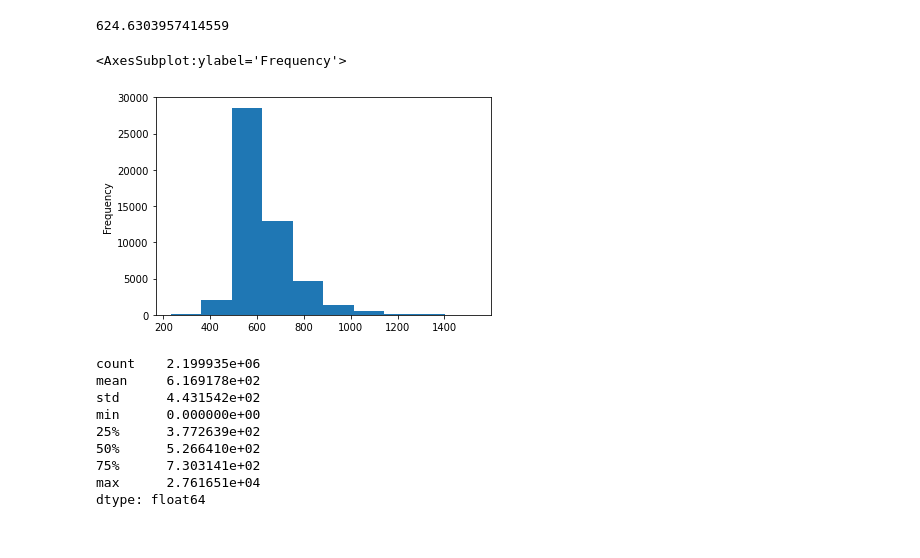
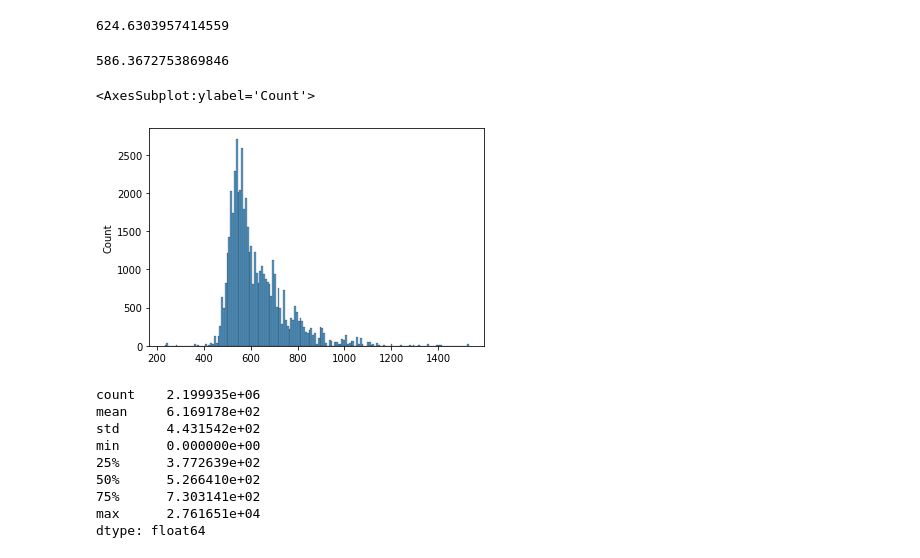
Before and after one commit to akazukin5151/comparative-accessibility, a Jupyter notebook: delhi.ipynb, the cells around one changed output. Cells and saved outputs as stored; diff of their text form; code cells hidden in the pictures.

```diff
--- a/delhi.ipynb
+++ b/delhi.ipynb
@@ -260,11 +304,15 @@ Length: 50355, dtype: float64
 trip_avg_stop_dists.mean()
 # %% [output]
 624.6303957414559
-# %%
-trip_avg_stop_dists.plot.hist()
-# %% [output]
-<AxesSubplot:ylabel='Frequency'>
-[figure, removed]
+# %%
+trip_avg_stop_dists.median()
+# %% [output]
+586.3672753869846
+# %%
+sns.histplot(x=trip_avg_stop_dists)
+# %% [output]
+<AxesSubplot:ylabel='Count'>
+[figure, added]
 # %%
 # The individual distances between every stops in every route
 trip_stop_dists.explode().astype(float).describe()
```
Also changed, not shown: parts of 15 cells of this notebook, 8 other files.
